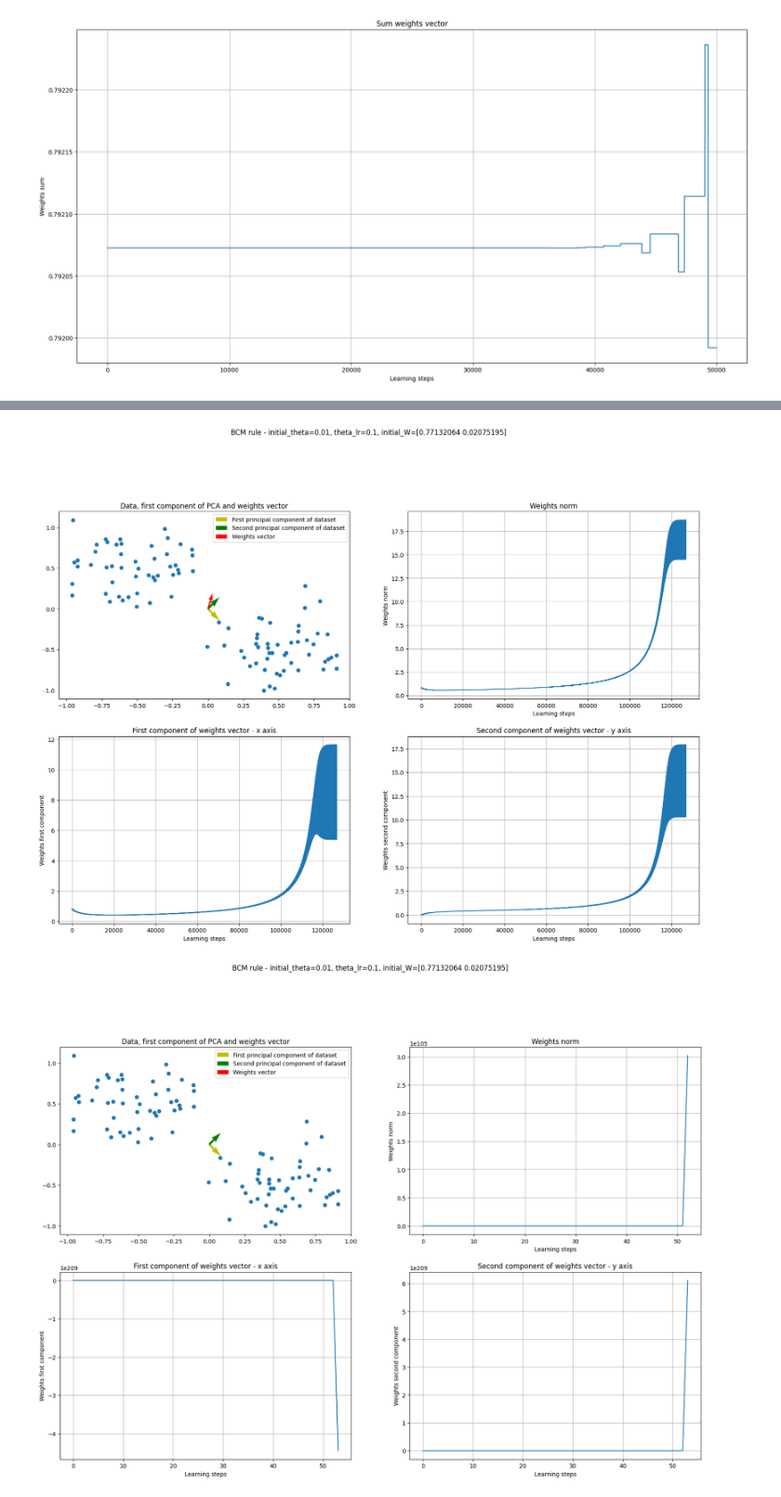
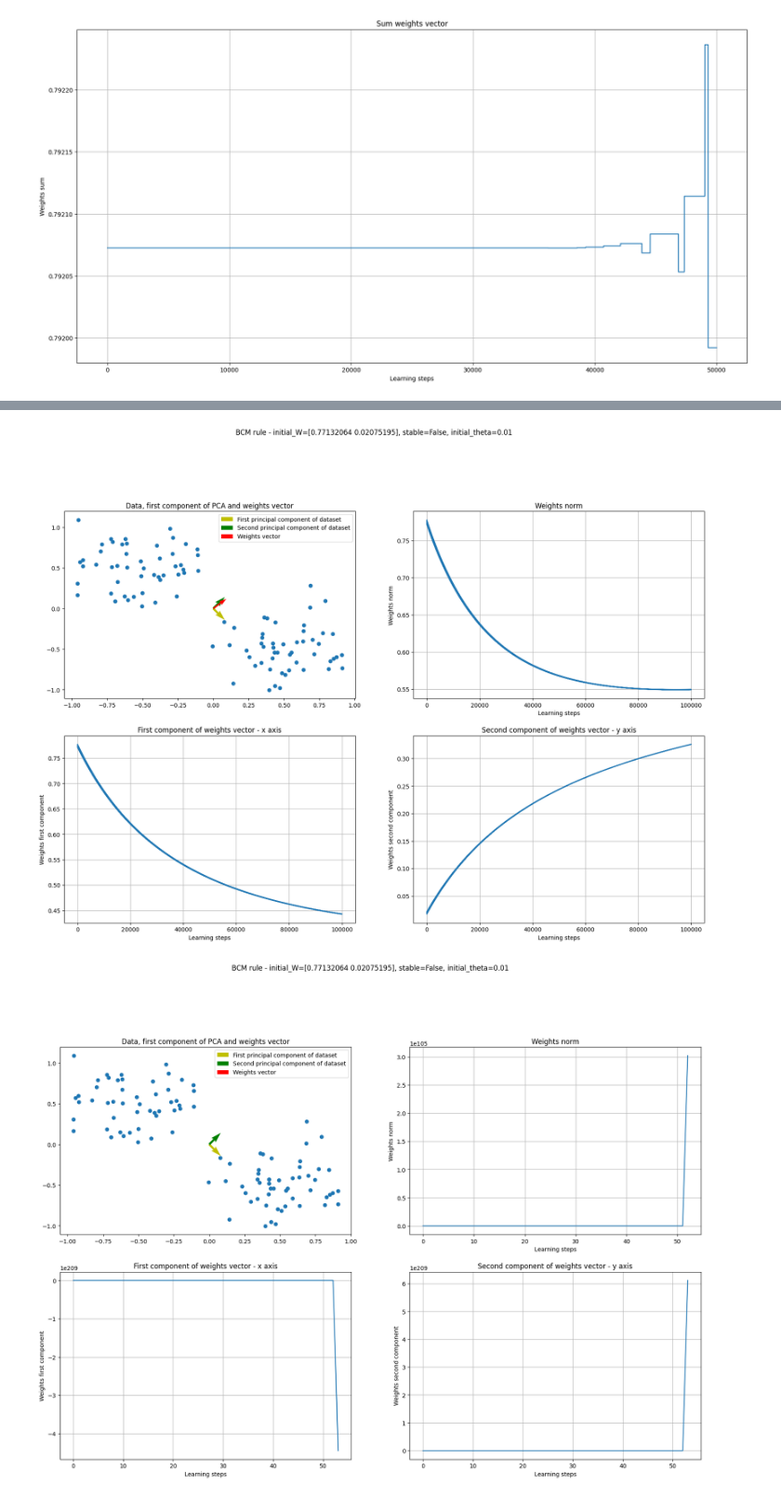
Before and after one commit to GeremiaPompei/cns_lab, a Jupyter notebook: LAB2_1/hebbian_learning.ipynb, the cells around one changed output, grey strips where cells are left out. Shown at 93% size. Cells and saved outputs as stored; diff of their text form; code cells hidden in the pictures.

```diff
--- a/LAB2_1/hebbian_learning.ipynb
+++ b/LAB2_1/hebbian_learning.ipynb
@@ -88,8 +96,8 @@ def plot_analysis(weights_evolution: np.array, title: str, dataset: np.array = d
 
     ax = plt.subplot(3, 2, 1)
     ax.set_title('Data, first component of PCA and weights vector')
-    first_pc, second_pc = extract_principal_components(dataset)
-    data_firstpc_w_plot(ax, data=dataset, first_pc=first_pc, second_pc=second_pc, W=weights_evolution[-1])
+    f_pc, s_pc = extract_principal_components(dataset)
+    data_pc_w_plot(ax, data=dataset, first_pc=f_pc, second_pc=s_pc, W=weights_evolution[-1])
 
     x = list(range(len(weights_evolution)))
     ax = plt.subplot(3, 2, 2)
@@ -148,7 +156,7 @@ def train(
             w = w + lr * delta_w
             weights_evolution.append(w)
         if w_previous_epoch is not None and np.linalg.norm(w_previous_epoch - w) < weights_threshold:
-            return weights_evolution
+            break
         else:
             w_previous_epoch = w
     weights_evolution = np.array(weights_evolution)
@@ -212,19 +216,0 @@ plt.show()
-# %%
-class BCMRule:
-
-    def __init__(self, initial_theta: float = 0.01, theta_lr: float = 0.1, stable=True):
-        self.theta = initial_theta
-        self.theta_lr = theta_lr
-        self.stable = stable
-
-    def __call__(self, v, u, w):
-        if self.stable:
-            self.theta = self.theta + self.theta_lr * (v ** 2 - self.theta)
-        return v * u * (v - self.theta)
-
-
-def simulate_bcm_rule(configs: list[tuple[BCMRule, np.array, int]]):
-    for bcm_rule, initial_W, epochs, lr in configs:
-        title = f'BCM rule - initial_theta={bcm_rule.theta}, theta_lr={bcm_rule.theta_lr}, initial_W={initial_W}'
-        weights_over_time = train(data, initial_W, learning_rule=bcm_rule, filename=title, epochs=epochs, lr=lr)
-        plot_analysis(weights_over_time, title=title)
@@ -230,0 +255,13 @@ def simulate_bcm_rule(configs: list[tuple[BCMRule, np.array, int]]):
+# %%
+def simulate_bcm_rule(configs: list[tuple[BCMRule, np.array, int, float]]) -> None:
+    """
+    Function able to simulate the BCM rule with a list of configurations.
+
+    configs: List of configurations. Each configuration is a tuple of BCM rule, initial weights vector, number of max epochs and learning rate
+    """
+    for bcm_rule, initial_W, epochs, lr in configs:
+        title = f'BCM rule - initial_W={initial_W}, stable={bcm_rule.stable}, initial_theta={bcm_rule.theta}'
+        if bcm_rule.stable:
+            title += f', theta_lr={bcm_rule.theta_lr}'
+        wot = train(data, initial_W, learning_rule=bcm_rule, filename=title, epochs=epochs, lr=lr)
+        plot_analysis(wot, title=title)
@@ -231,8 +272,8 @@ def simulate_bcm_rule(configs: list[tuple[BCMRule, np.array, int]]):
 # %%
 simulate_bcm_rule([
-    (BCMRule(initial_theta=0.01, stable=False), W, 10000, 0.01),
+    (BCMRule(initial_theta=0.01, stable=False), W, 1000, 0.001),
     (BCMRule(initial_theta=0.01, stable=False), W, 1000, 0.1),
 ])
 # %% [output]
-[figure, old version]
+[figure, new version]
 [figure]
```
Also changed, not shown: parts of 34 cells of this notebook, 42 other files.
